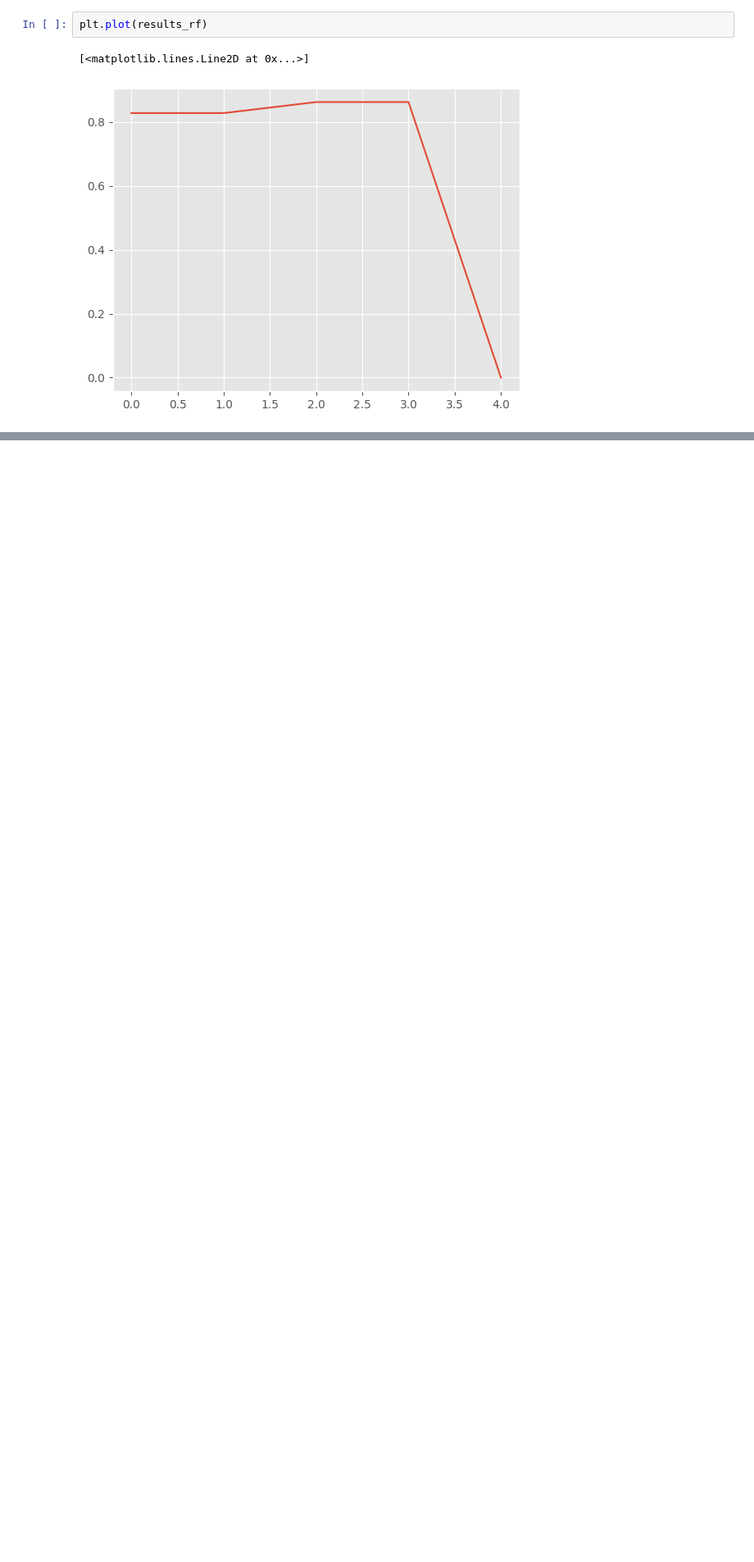
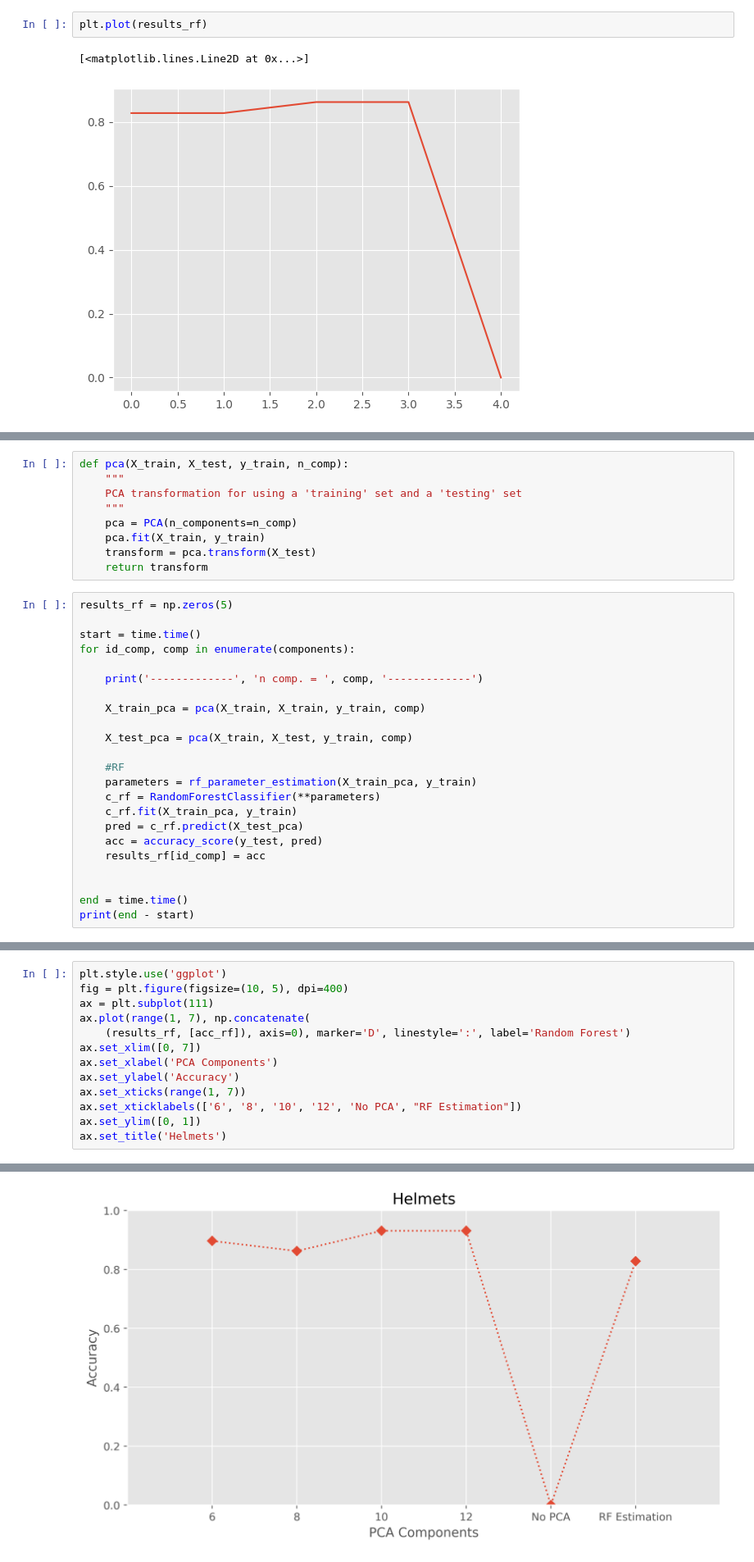
Before and after one commit to PedroAzevedo141/visao_computacional, a Jupyter notebook: Tarefa_06/Atividade/main.ipynb, the cells around one changed output, grey strips where cells are left out. Shown at 82% size. Cells and saved outputs as stored; diff of their text form; blank space fills up the shorter version.

```diff
--- a/Tarefa_06/Atividade/main.ipynb
+++ b/Tarefa_06/Atividade/main.ipynb
@@ -611,0 +800,32 @@ plt.plot(results_rf)
+# %%
+def pca(X_train, X_test, y_train, n_comp):
+    """
+    PCA transformation for using a 'training' set and a 'testing' set
+    """
+    pca = PCA(n_components=n_comp)
+    pca.fit(X_train, y_train)
+    transform = pca.transform(X_test)
+    return transform
+# %%
+results_rf = np.zeros(5)
+
+start = time.time()
+for id_comp, comp in enumerate(components):
+
+    print('-------------', 'n comp. = ', comp, '-------------')
+
+    X_train_pca = pca(X_train, X_train, y_train, comp)
+
+    X_test_pca = pca(X_train, X_test, y_train, comp)
+
+    #RF
+    parameters = rf_parameter_estimation(X_train_pca, y_train)
+    c_rf = RandomForestClassifier(**parameters)
+    c_rf.fit(X_train_pca, y_train)
+    pred = c_rf.predict(X_test_pca)
+    acc = accuracy_score(y_test, pred)
+    results_rf[id_comp] = acc
+
+
+end = time.time()
+print(end - start)
@@ -611,0 +850,14 @@ plt.plot(results_rf)
+# %%
+plt.style.use('ggplot')
+fig = plt.figure(figsize=(10, 5), dpi=400)
+ax = plt.subplot(111)
+ax.plot(range(1, 7), np.concatenate(
+    (results_rf, [acc_rf]), axis=0), marker='D', linestyle=':', label='Random Forest')
+ax.set_xlim([0, 7])
+ax.set_xlabel('PCA Components')
+ax.set_ylabel('Accuracy')
+ax.set_xticks(range(1, 7))
+ax.set_xticklabels(['6', '8', '10', '12', 'No PCA', "RF Estimation"])
+ax.set_ylim([0, 1])
+ax.set_title('Helmets')
+# %% [output]
@@ -611,0 +865 @@ plt.plot(results_rf)
+[figure, added]
```
Also changed, not shown: parts of 32 cells of this notebook.
